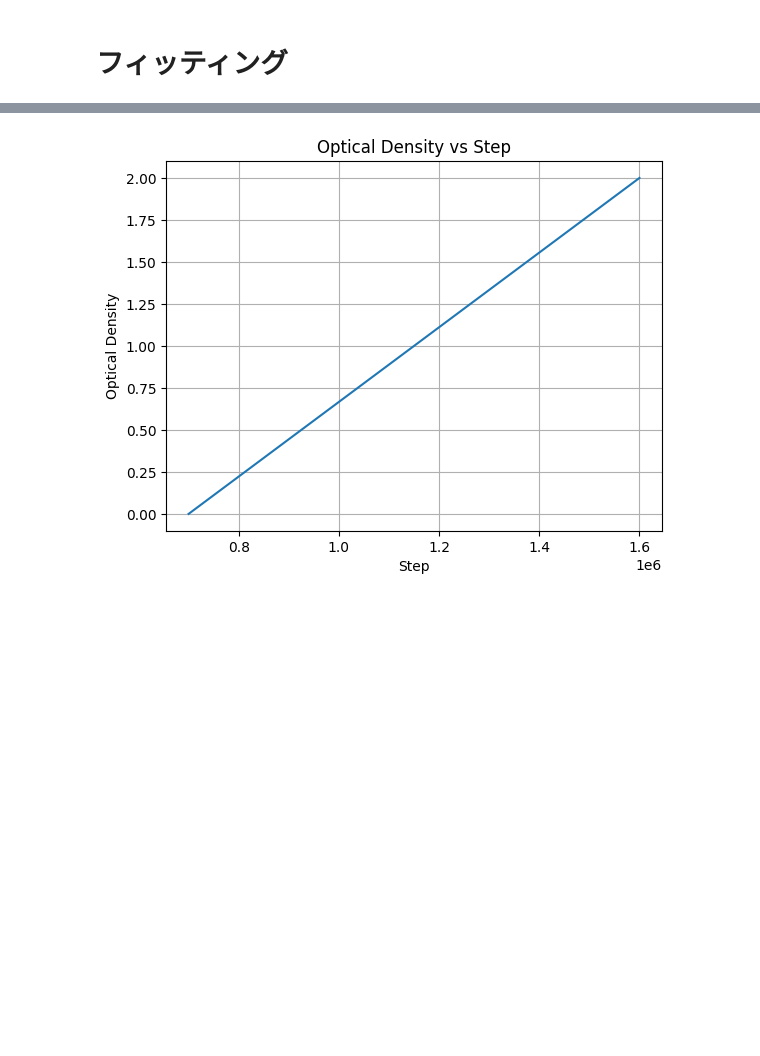
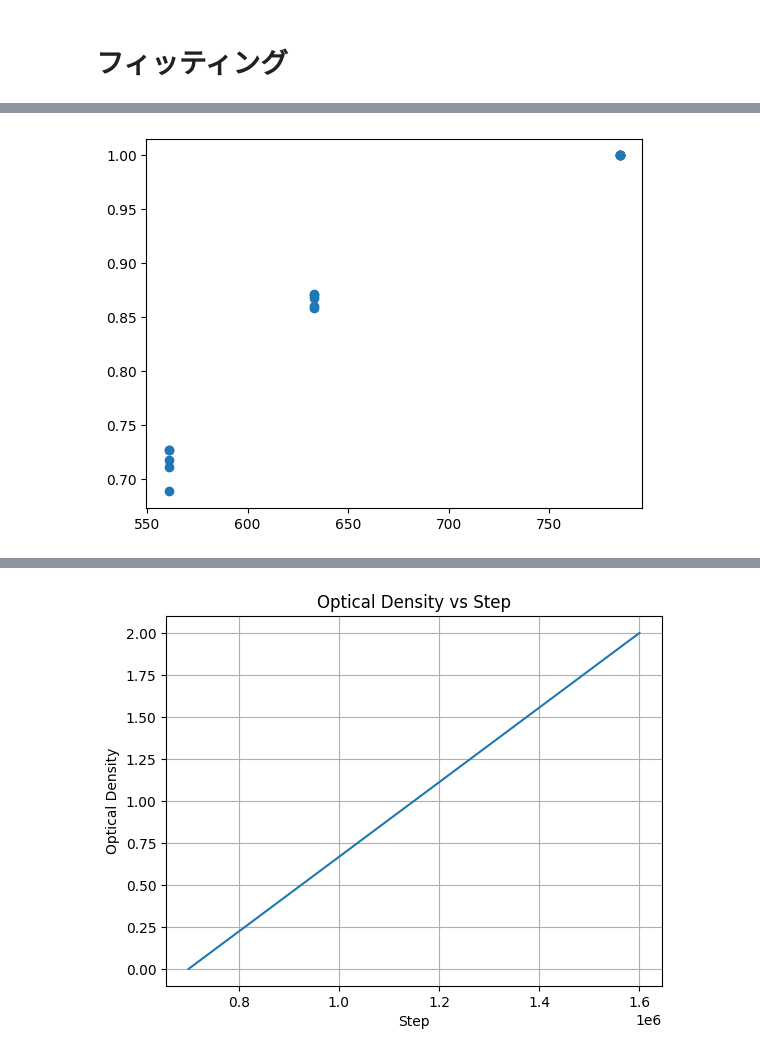
Before and after one commit to chiashi-lab/pl, a Jupyter notebook: notebook/analyse.ipynb, the cells around one changed output, grey strips where cells are left out. Saved outputs shown, nothing was run; the diff lists cells and outputs as text; code cells hidden in the pictures; blank space fills up the shorter version.

```diff
--- a/notebook/analyse.ipynb
+++ b/notebook/analyse.ipynb
@@ -162,0 +173,12 @@ No such comm: 2365d3cfdaa84e9cbb142854800a87b2
+# %%
+xlist = []
+ylist = []
+for length in [561, 633]:
+    xlist.append([length for _ in range(len(dfdict[length]["step"]))])
+    ylist.append(dfdict[length]["ratio_h2h_mean"]/dfdict[785]["ratio_h2h_mean"])
+xlist.append([785 for _ in range(len(dfdict[785]["step"]))])
+ylist.append(dfdict[785]["ratio_h2h_mean"]/dfdict[785]["ratio_h2h_mean"])
+plt.scatter(xlist, ylist)
+plt.show()
+# %% [output]
+[figure, added]
```
Also changed, not shown: parts of 16 cells of this notebook, 3 other files.
